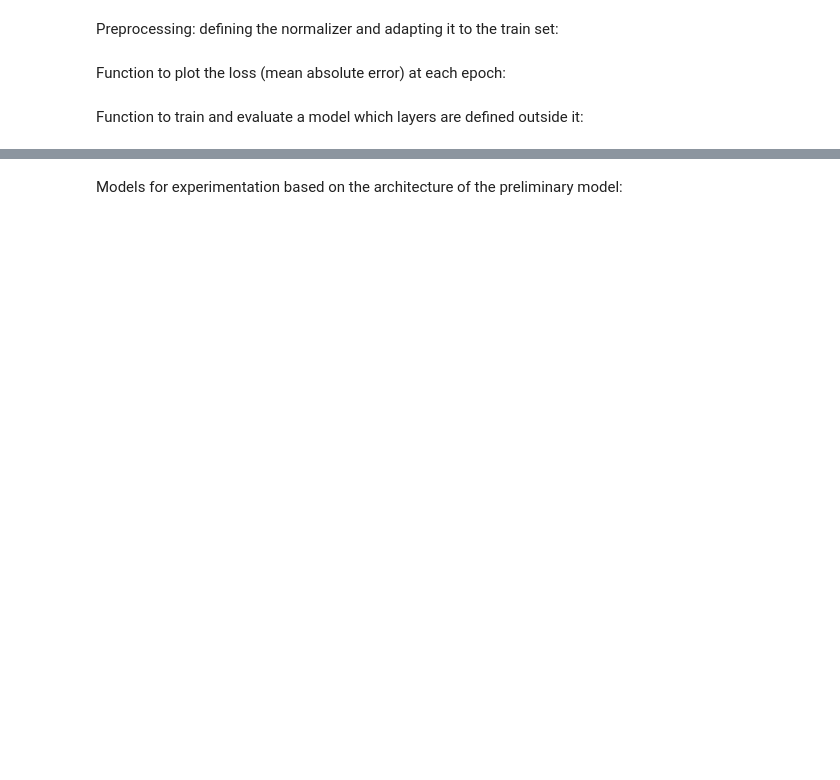
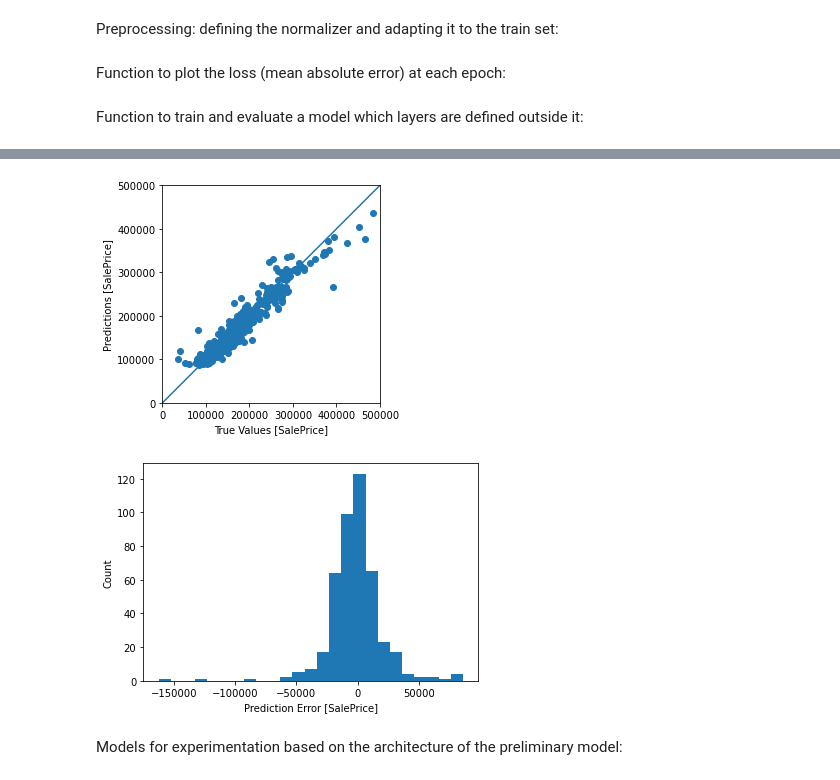
Before and after one commit to Brammetje23/Project-X, a Jupyter notebook: NN.ipynb, the cells around one changed output, grey strips where cells are left out. Cells and saved outputs as stored; diff of their text form; code cells hidden in the pictures; blank space fills up the shorter version.

```diff
--- a/NN.ipynb
+++ b/NN.ipynb
@@ -116,3 +122,10 @@ plot_errors(model)
+# %%
+# Plotting the predictions of the test data based on the model
+plot_predictions(model)
+plot_errors(model)
+# %% [output]
+[figure, added]
+[figure, added]
 # %% [markdown]
 Models for experimentation based on the architecture of the preliminary model:
 # %%
```
Also changed, not shown: parts of 10 cells of this notebook.
